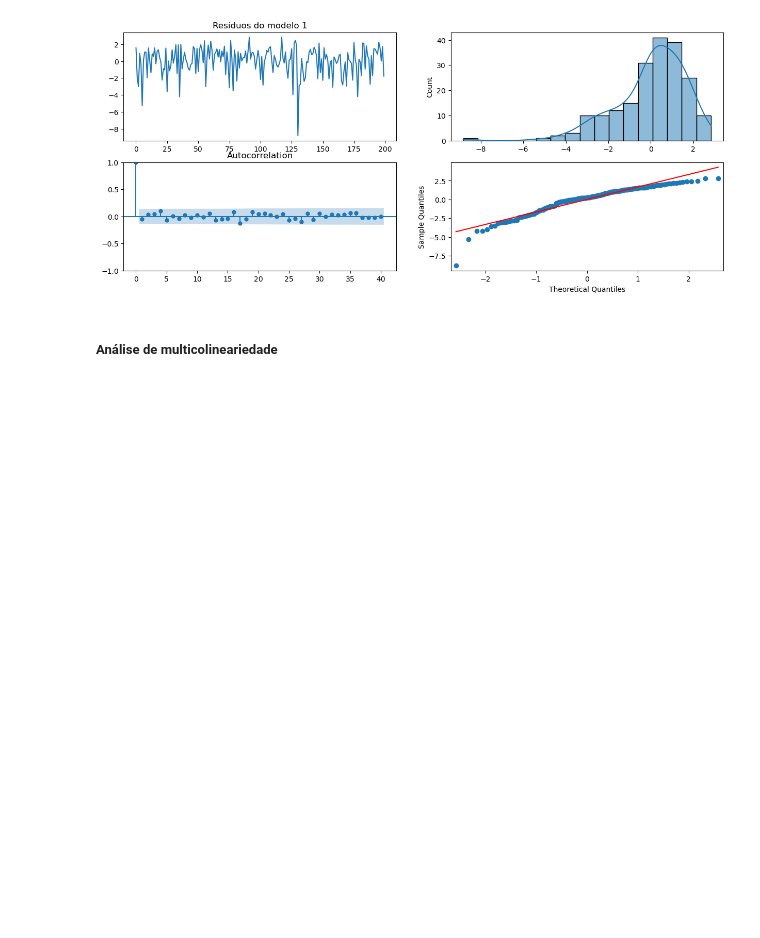
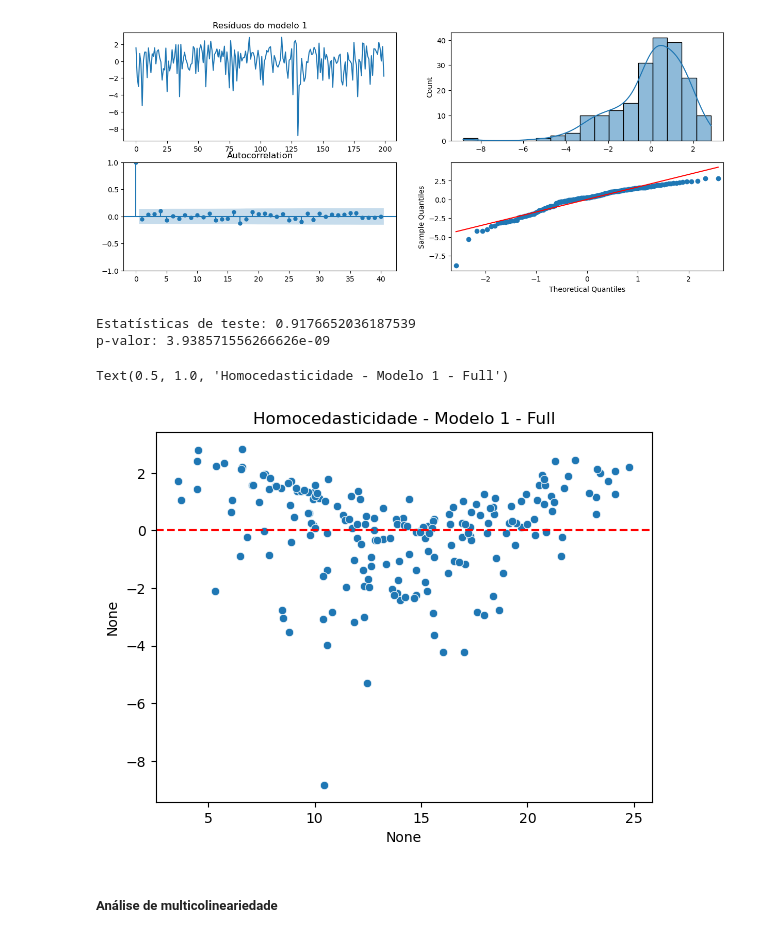
Before and after one commit to Math013/pos-graduacao, a Jupyter notebook: TécnicasAmostragemRegressãoLinear/Lista2-Python.ipynb, the cells around one changed output. Drawn from its saved outputs; the diff is of its cells as text; code cells hidden in the pictures; blank space fills up the shorter version.

```diff
--- a/TécnicasAmostragemRegressãoLinear/Lista2-Python.ipynb
+++ b/TécnicasAmostragemRegressãoLinear/Lista2-Python.ipynb
@@ -152,6 +152,21 @@ plot_acf(residuos,lags=40, ax=ax[1][0])
 qqplot(residuos,line='s', ax=ax[1][1]);
 # %% [output]
 [figure]
+# %%
+estatistica_shapiro,p_shapiro = stats.shapiro(modelo.resid)
+print(f'Estatísticas de teste: {format(estatistica_shapiro)}')
+print('p-valor: {}'.format(p_shapiro))
+# %% [output]
+Estatísticas de teste: 0.9176652036187539
+p-valor: 3.938571556266626e-09
+# %%
+# Gráfico de homocedasticidade
+sns.scatterplot(x=modelo.fittedvalues, y=residuos)
+plt.axhline(y=0, color='red', linestyle='--')
+plt.title('Homocedasticidade - Modelo 1 - Full')
+# %% [output]
+Text(0.5, 1.0, 'Homocedasticidade - Modelo 1 - Full')
+[figure, added]
 # %% [markdown]
 ##### Análise de multicolineariedade
 # %%
```
Also changed, not shown: parts of 42 cells of this notebook, 20 other files.
